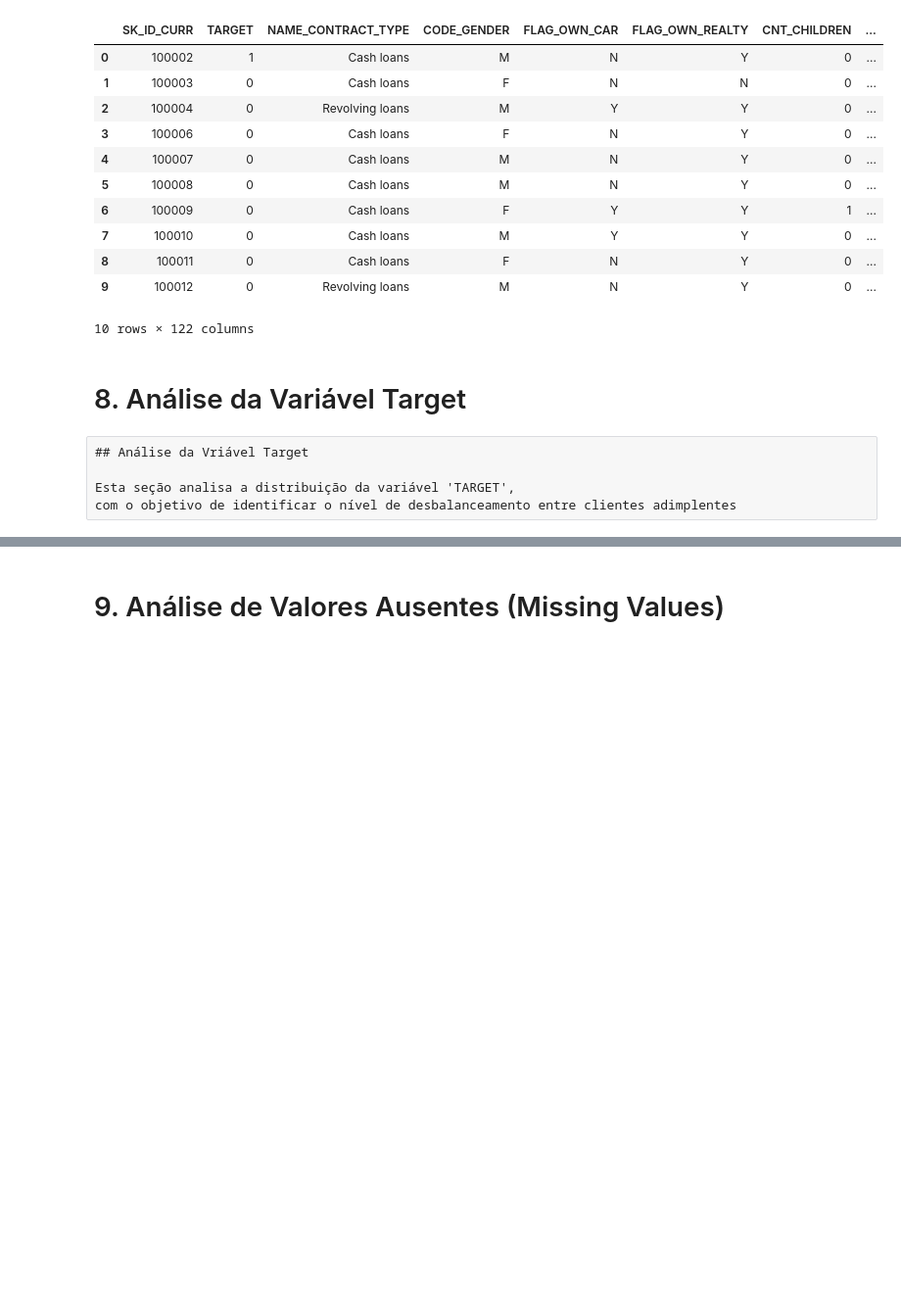
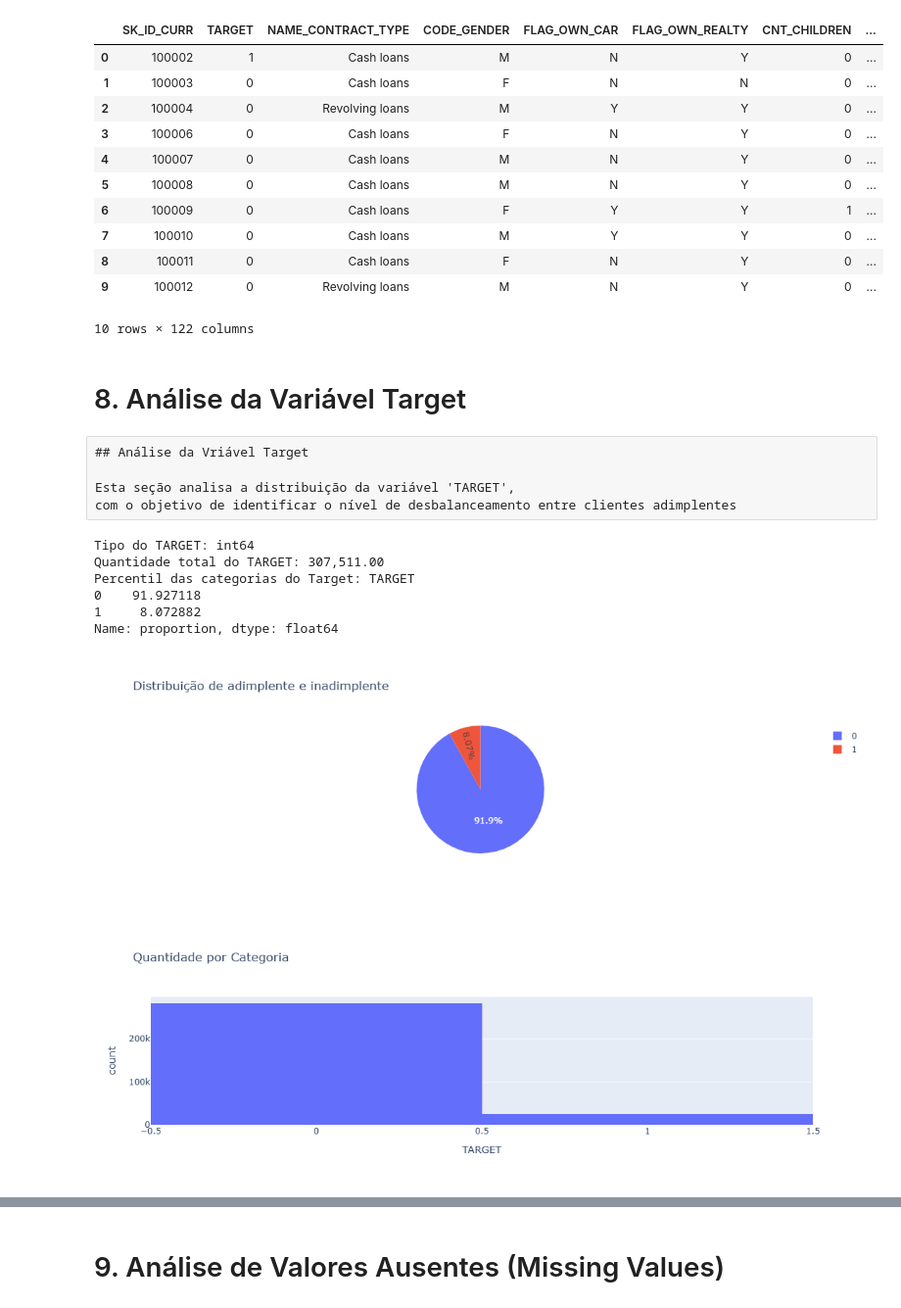
Before and after one commit to Rd-Brito13/Credit-Risk, a Jupyter notebook: notebook/01_eda.ipynb, the cells around one changed output, grey strips where cells are left out. Shown at 98% size. Saved outputs shown, nothing was run; the diff lists cells and outputs as text; code cells hidden in the pictures; blank space fills up the shorter version.

```diff
--- a/notebook/01_eda.ipynb
+++ b/notebook/01_eda.ipynb
@@ -95,3 +103,18 @@ Tipo das variáveis presentes no dataset:
 
 Esta seção analisa a distribuição da variável 'TARGET',
 com o objetivo de identificar o nível de desbalanceamento entre clientes adimplentes
+# %%
+print('Tipo do TARGET: {}'.format(application_train['TARGET'].dtype))
+print('Quantidade total do TARGET: {:,.2f}'.format(application_train['TARGET'].value_counts().sum()))
+print('Percentil das categorias do Target: {}'.format(application_train['TARGET'].value_counts(normalize = True) * 100))
+display(px.pie(application_train, 'TARGET', title = 'Distribuição de adimplente e inadimplente'))
+display(px.histogram(application_train, x = 'TARGET', title = 'Quantidade por Categoria'))
+# %% [output]
+Tipo do TARGET: int64
+Quantidade total do TARGET: 307,511.00
+Percentil das categorias do Target: TARGET
+0    91.927118
+1     8.072882
+Name: proportion, dtype: float64
+[figure, added]
+[figure, added]
```
Also changed, not shown: parts of 9 cells of this notebook.
